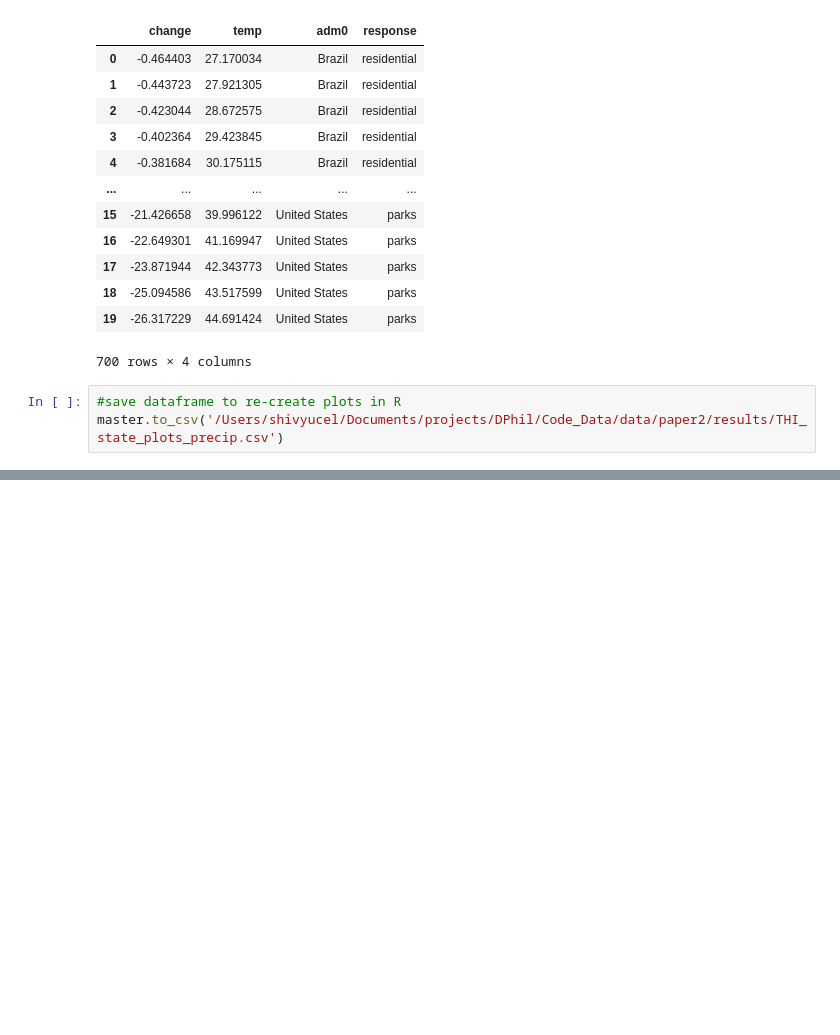
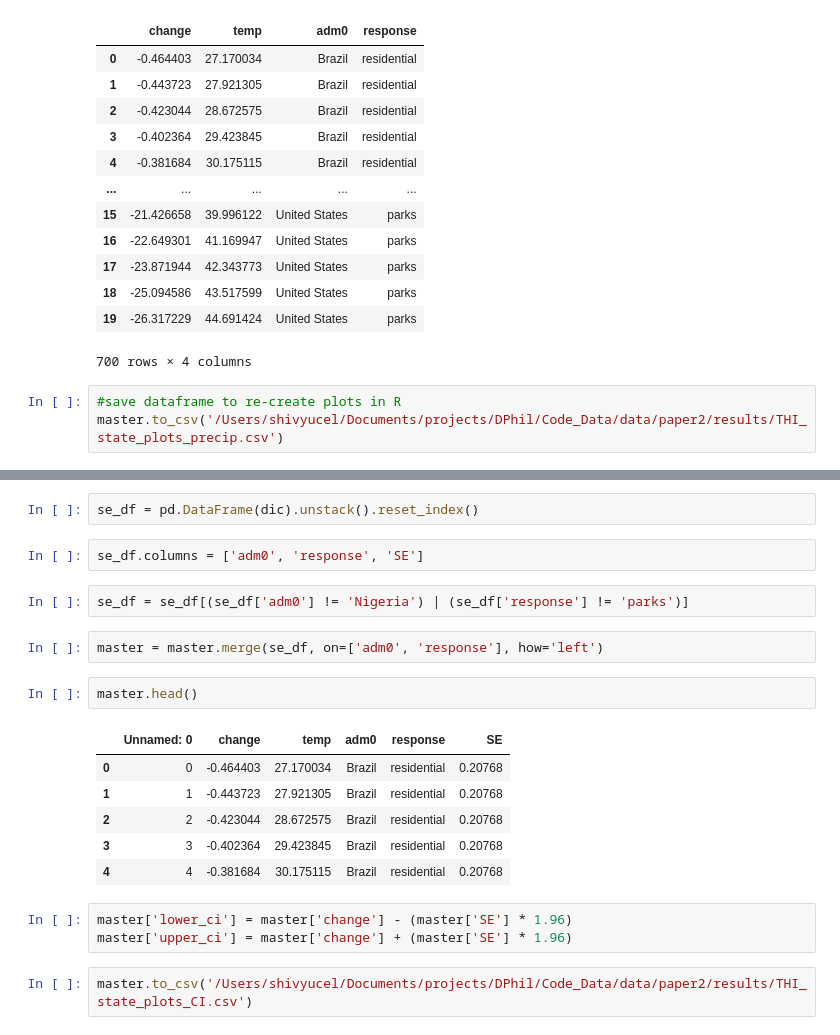
Before and after one commit to shivyucel/everyday_adaptation_paper, a Jupyter notebook: 0.7_plotting/0.1_marginal_effects.ipynb, the cells around one changed output, grey strips where cells are left out. Cells and saved outputs as stored; diff of their text form; blank space fills up the shorter version.

```diff
--- a/0.7_plotting/0.1_marginal_effects.ipynb
+++ b/0.7_plotting/0.1_marginal_effects.ipynb
@@ -971,0 +1025,22 @@ master.to_csv('/Users/shivyucel/Documents/projects/DPhil/Code_Data/data/paper2/r
+# %%
+se_df = pd.DataFrame(dic).unstack().reset_index()
+# %%
+se_df.columns = ['adm0', 'response', 'SE']
+# %%
+se_df = se_df[(se_df['adm0'] != 'Nigeria') | (se_df['response'] != 'parks')]
+# %%
+master = master.merge(se_df, on=['adm0', 'response'], how='left')
+# %%
+master.head()
+# %% [output]
+|  | Unnamed: 0 | change | temp | adm0 | response | SE |
+| 0 | 0 | -0.464403 | 27.170034 | Brazil | residential | 0.20768 |
+| 1 | 1 | -0.443723 | 27.921305 | Brazil | residential | 0.20768 |
+| 2 | 2 | -0.423044 | 28.672575 | Brazil | residential | 0.20768 |
+| 3 | 3 | -0.402364 | 29.423845 | Brazil | residential | 0.20768 |
+| 4 | 4 | -0.381684 | 30.175115 | Brazil | residential | 0.20768 |
+# %%
+master['lower_ci'] = master['change'] - (master['SE'] * 1.96)
+master['upper_ci'] = master['change'] + (master['SE'] * 1.96)
+# %%
+master.to_csv('/Users/shivyucel/Documents/projects/DPhil/Code_Data/data/paper2/results/THI_state_plots_CI.csv')
```
Also changed, not shown: parts of 4 cells of this notebook, 10 other files.
